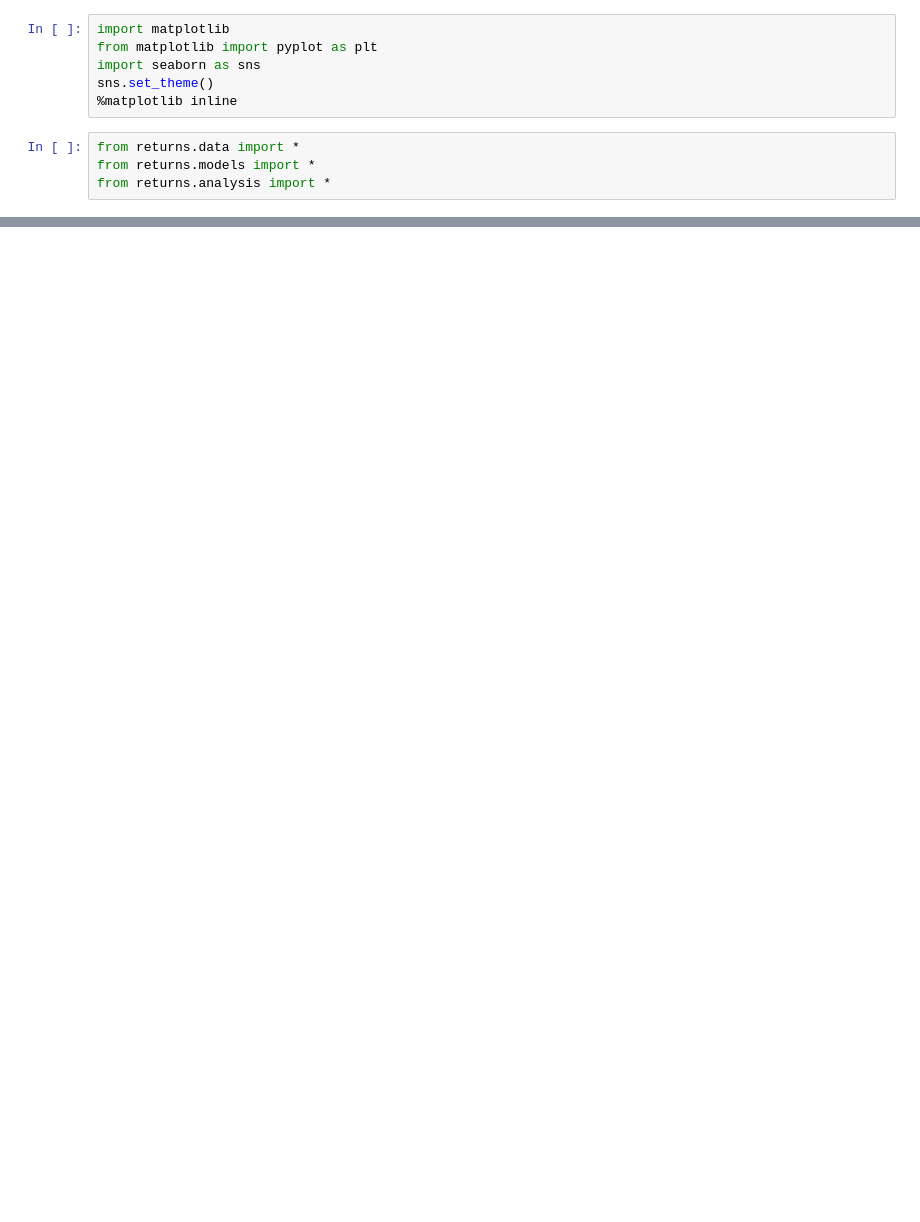
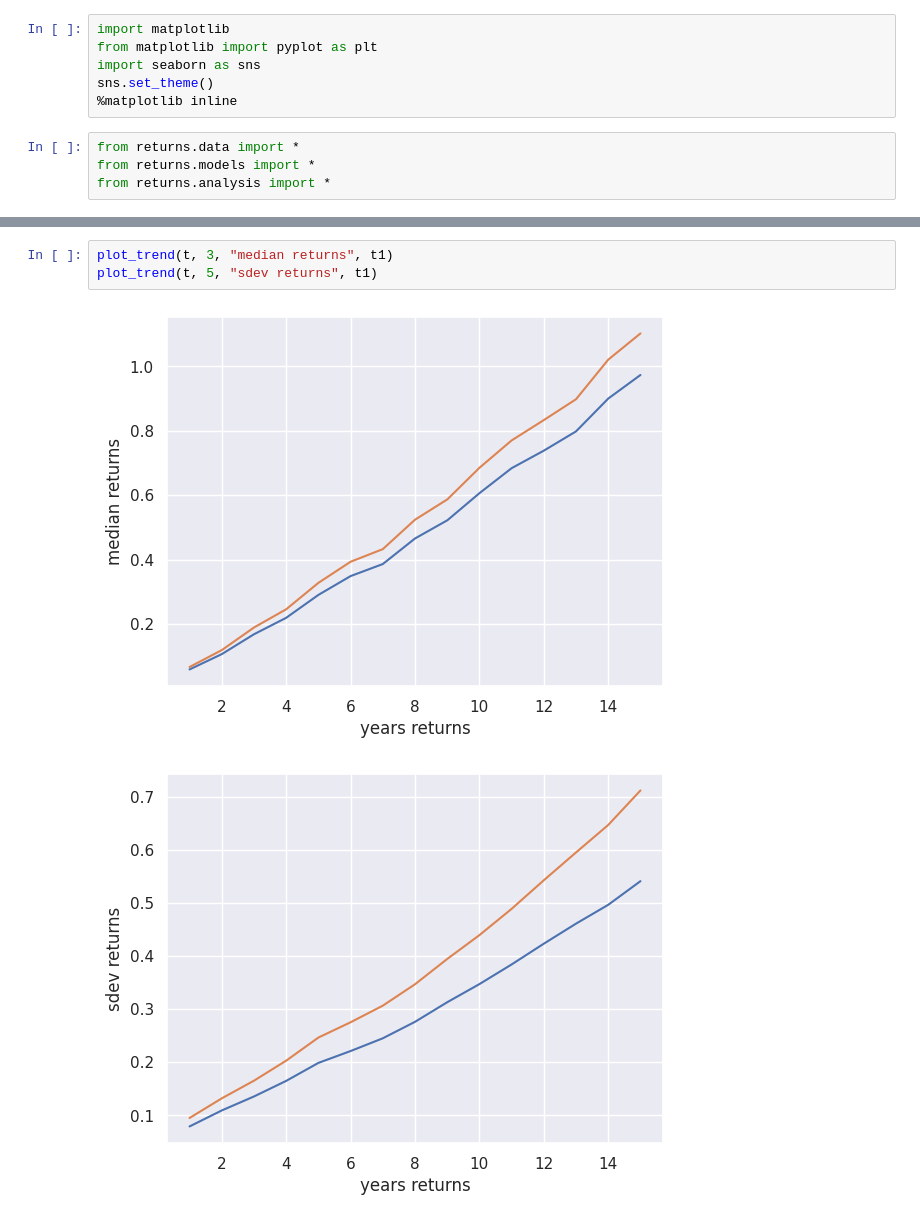
Before and after one commit to DrSkippy/SP500_Historical_Portfolio_Returns, a Jupyter notebook: notebooks/scratch.ipynb, the cells around one changed output, grey strips where cells are left out. Saved outputs shown, nothing was run; the diff lists cells and outputs as text; blank space fills up the shorter version.

```diff
--- a/notebooks/scratch.ipynb
+++ b/notebooks/scratch.ipynb
@@ -109,0 +131,6 @@ Losing start days = 4.51%
+# %%
+plot_trend(t, 3, "median returns", t1)
+plot_trend(t, 5, "sdev returns", t1)
+# %% [output]
+[figure, added]
+[figure, added]
```
Also changed, not shown: parts of 9 cells of this notebook, 4 other files.
